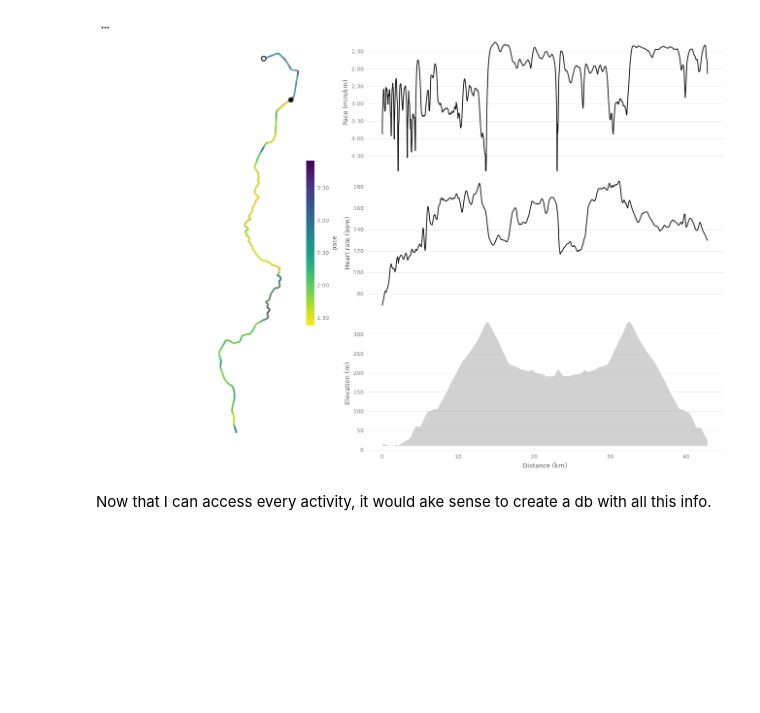
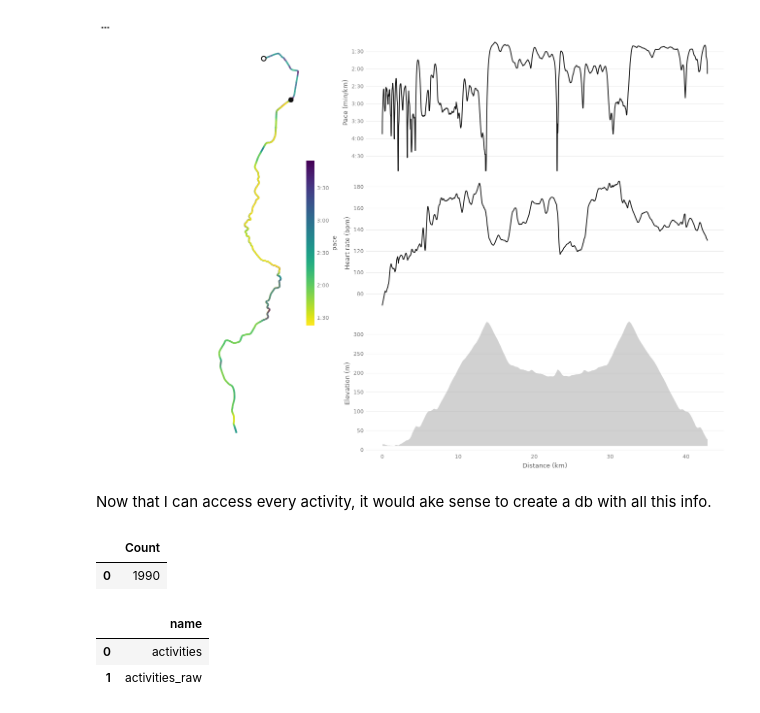
Before and after one commit to alexbs1700/training_classifier, a Jupyter notebook: experiments.ipynb, the cells around one changed output. Saved outputs shown, nothing was run; the diff lists cells and outputs as text; code cells hidden in the pictures; blank space fills up the shorter version.

```diff
--- a/experiments.ipynb
+++ b/experiments.ipynb
@@ -71,6 +72,12 @@ raw_activities_df.columns = [
 con = duckdb.connect("data/activities.db")
 con.execute("CREATE OR REPLACE TABLE activities_raw AS SELECT * FROM raw_activities_df")
 con.close()
+
+# We create a clean view of the activities
+run_query("build_activities")  # activities_raw → clean activities table
+# %% [output]
+|  | Count |
+| 0 | 1990 |
 # %%
 # I want to see what tables are contained inside data/activities.db, so I will run a query to get the list of tables, I need to generate the query
 con = duckdb.connect("data/activities.db")
@@ -82,6 +88,12 @@ tables_df = con.execute(list_tables_query).df()
 
 df_clean_activities = con.execute("SELECT * FROM activities").df()
 con.close()
+# %%
+tables_df
+# %% [output]
+|  | name |
+| 0 | activities |
+| 1 | activities_raw |
 # %%
 with pd.option_context("display.max_columns", None):  # more options can be specified also
     display(df_clean_activities)
```
Also changed, not shown: parts of 5 cells of this notebook, 4 other files.
